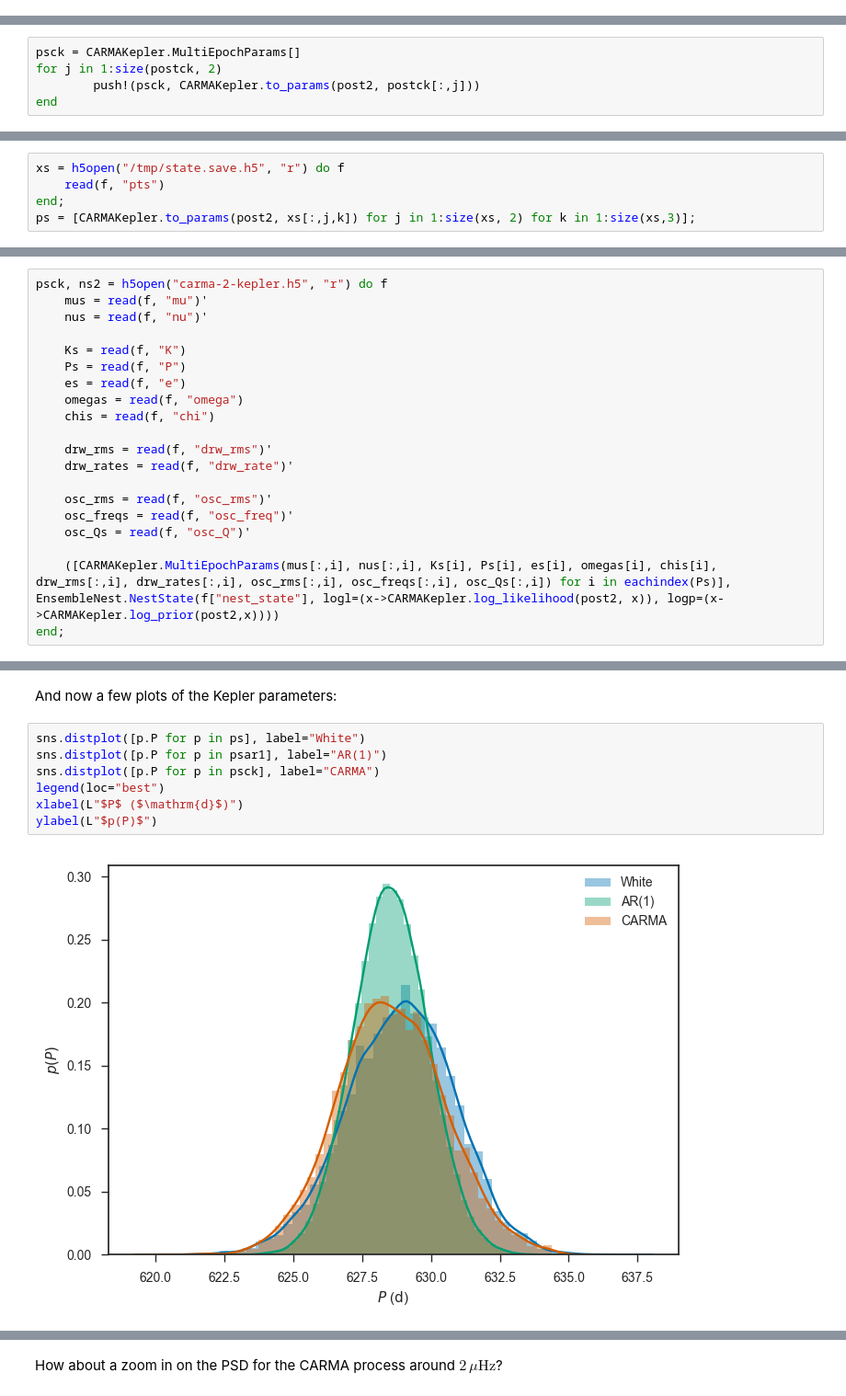
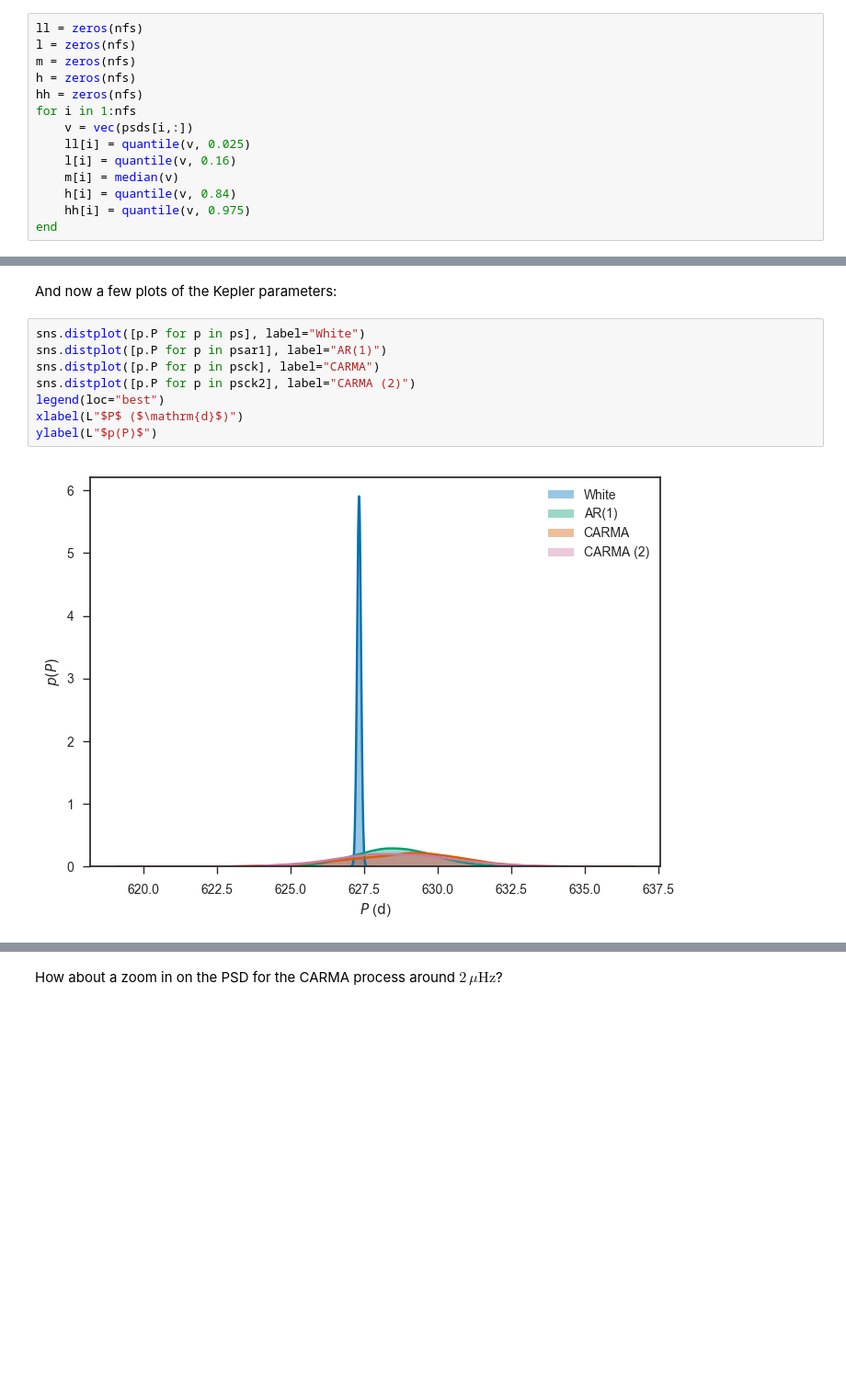
Before and after one commit to farr/Aldebaran, a Jupyter notebook: notebooks/LargeSpacing.ipynb, the cells around one changed output, grey strips where cells are left out. Shown at 92% size. Cells and saved outputs as stored; diff of their text form; blank space fills up the shorter version.

```diff
--- a/notebooks/LargeSpacing.ipynb
+++ b/notebooks/LargeSpacing.ipynb
@@ -1138,0 +1165,14 @@ PyObject <matplotlib.text.Text object at 0x...>
+# %%
+ll = zeros(nfs)
+l = zeros(nfs)
+m = zeros(nfs)
+h = zeros(nfs)
+hh = zeros(nfs)
+for i in 1:nfs
+    v = vec(psds[i,:])
+    ll[i] = quantile(v, 0.025)
+    l[i] = quantile(v, 0.16)
+    m[i] = median(v)
+    h[i] = quantile(v, 0.84)
+    hh[i] = quantile(v, 0.975)
+end
@@ -1192,5 +1279,0 @@ postck, lnprobsck = EnsembleNest.postsample(ns2)
-# %%
-psck = CARMAKepler.MultiEpochParams[]
-for j in 1:size(postck, 2)
-        push!(psck, CARMAKepler.to_params(post2, postck[:,j]))
-end
@@ -1289,5 +1285,0 @@ LoadError: InterruptException:
-# %%
-xs = h5open("/tmp/state.save.h5", "r") do f
-    read(f, "pts")
-end;
-ps = [CARMAKepler.to_params(post2, xs[:,j,k]) for j in 1:size(xs, 2) for k in 1:size(xs,3)];
@@ -1329,23 +1292,3 @@ end;
-# %%
-psck, ns2 = h5open("carma-2-kepler.h5", "r") do f
-    mus = read(f, "mu")'
-    nus = read(f, "nu")'
-
-    Ks = read(f, "K")
-    Ps = read(f, "P")
-    es = read(f, "e")
-    omegas = read(f, "omega")
-    chis = read(f, "chi")
-
-    drw_rms = read(f, "drw_rms")'
-    drw_rates = read(f, "drw_rate")'
-
-    osc_rms = read(f, "osc_rms")'
-    osc_freqs = read(f, "osc_freq")'
-    osc_Qs = read(f, "osc_Q")'
-
-    ([CARMAKepler.MultiEpochParams(mus[:,i], nus[:,i], Ks[i], Ps[i], es[i], omegas[i], chis[i], drw_rms[:,i], drw_rates[:,i], osc_rms[:,i], osc_freqs[:,i], osc_Qs[:,i]) for i in eachindex(Ps)], EnsembleNest.NestState(f["nest_state"], logl=(x->CARMAKepler.log_likelihood(post2, x)), logp=(x->CARMAKepler.log_prior(post2,x))))
-end;
 # %% [markdown]
 Let's check the frequencies.
 # %%
@@ -1360,12 +1300,13 @@ And now a few plots of the Kepler parameters:
 # %%
 sns.distplot([p.P for p in ps], label="White")
 sns.distplot([p.P for p in psar1], label="AR(1)")
 sns.distplot([p.P for p in psck], label="CARMA")
+sns.distplot([p.P for p in psck2], label="CARMA (2)")
 legend(loc="best")
 xlabel(L"$P$ ($\mathrm{d}$)")
 ylabel(L"$p(P)$")
 # %% [output]
-[figure, old version]
+[figure, new version]
 PyObject <matplotlib.text.Text object at 0x...>
 # %%
 sns.distplot([p.e for p in ps], label="White")
```
Also changed, not shown: parts of 63 cells of this notebook, 1 other file.
